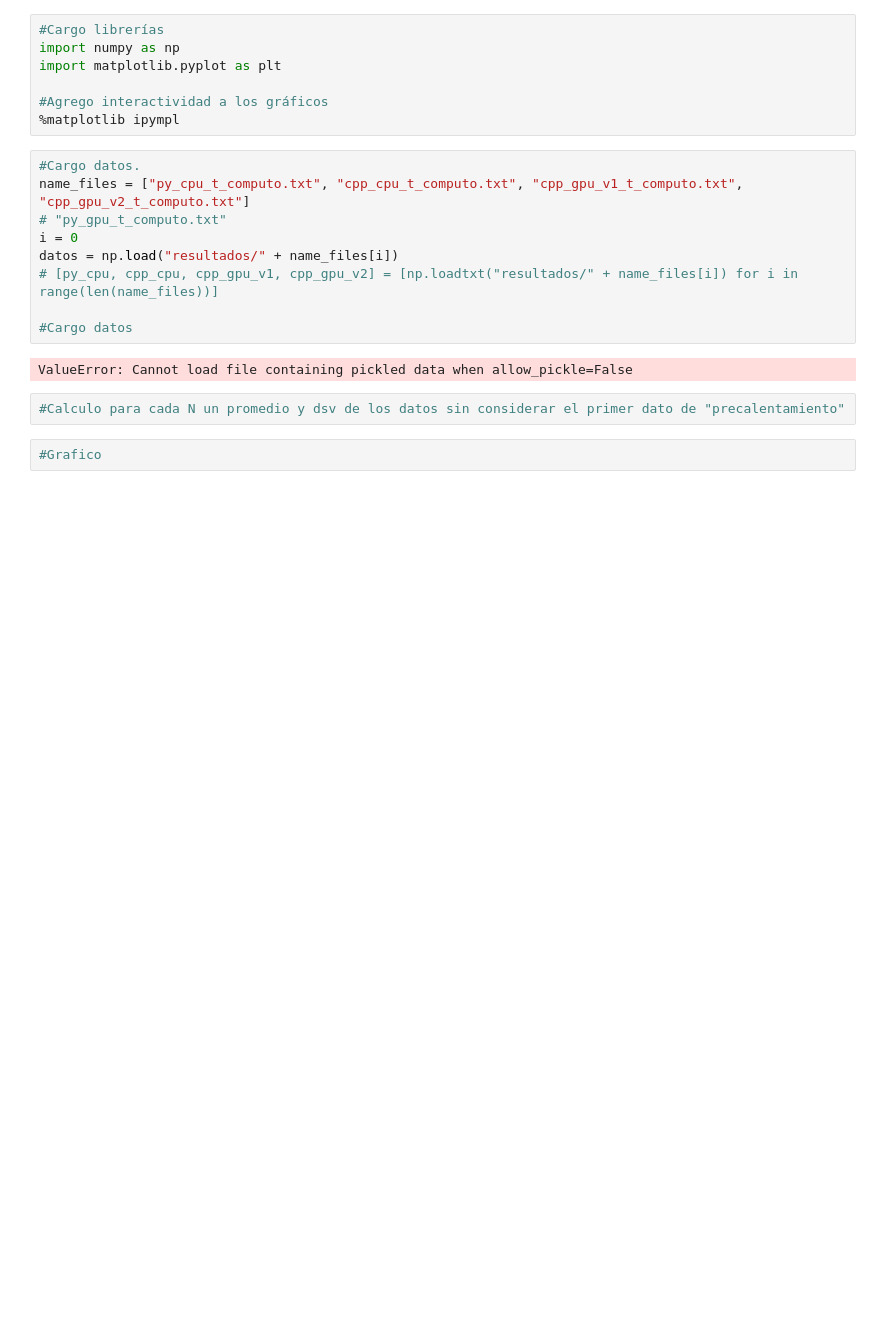
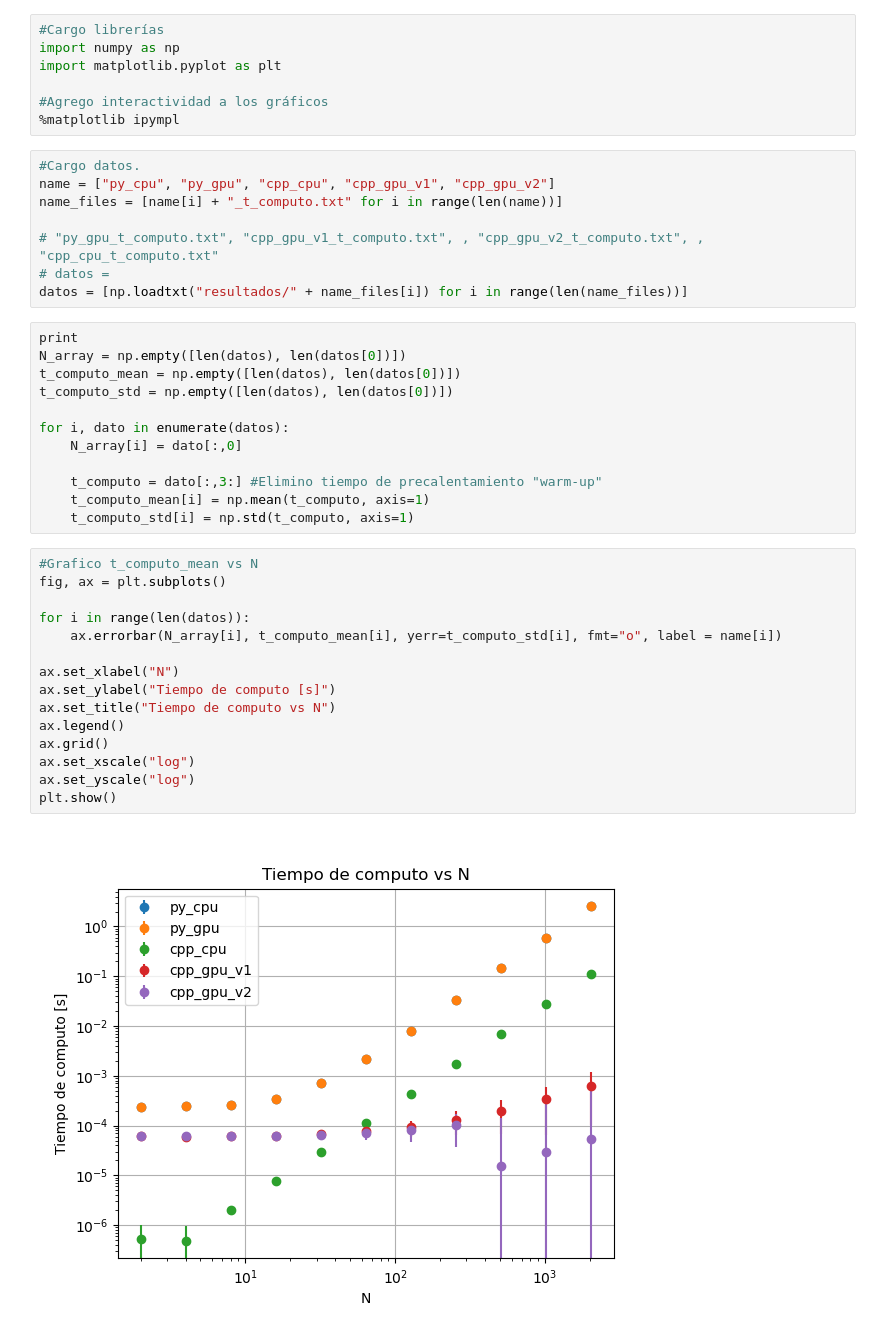
Before and after one commit to Lupama2/Maestria-Bunkin-equlibrio-en-avalancha, a Jupyter notebook: graficos_rendimiento.ipynb, the cells around one changed output. Drawn from its saved outputs; the diff is of its cells as text; blank space fills up the shorter version.

```diff
--- a/graficos_rendimiento.ipynb
+++ b/graficos_rendimiento.ipynb
@@ -10,16 +10,38 @@ import matplotlib.pyplot as plt
 %matplotlib ipympl
 # %%
 #Cargo datos.
-name_files = ["py_cpu_t_computo.txt", "cpp_cpu_t_computo.txt", "cpp_gpu_v1_t_computo.txt", "cpp_gpu_v2_t_computo.txt"]
-# "py_gpu_t_computo.txt"
-i = 0
-datos = np.load("resultados/" + name_files[i])
-# [py_cpu, cpp_cpu, cpp_gpu_v1, cpp_gpu_v2] = [np.loadtxt("resultados/" + name_files[i]) for i in range(len(name_files))]
+name = ["py_cpu", "py_gpu", "cpp_cpu", "cpp_gpu_v1", "cpp_gpu_v2"]
+name_files = [name[i] + "_t_computo.txt" for i in range(len(name))]
 
-#Cargo datos
+# "py_gpu_t_computo.txt", "cpp_gpu_v1_t_computo.txt", , "cpp_gpu_v2_t_computo.txt", , "cpp_cpu_t_computo.txt"
+# datos =
+datos = [np.loadtxt("resultados/" + name_files[i]) for i in range(len(name_files))]
-# %% [output]
-ValueError: Cannot load file containing pickled data when allow_pickle=False
-# %%
-#Calculo para cada N un promedio y dsv de los datos sin considerar el primer dato de "precalentamiento"
-# %%
-#Grafico
+# %%
+print
+N_array = np.empty([len(datos), len(datos[0])])
+t_computo_mean = np.empty([len(datos), len(datos[0])])
+t_computo_std = np.empty([len(datos), len(datos[0])])
+
+for i, dato in enumerate(datos):
+    N_array[i] = dato[:,0]
+
+    t_computo = dato[:,3:] #Elimino tiempo de precalentamiento "warm-up"
+    t_computo_mean[i] = np.mean(t_computo, axis=1)
+    t_computo_std[i] = np.std(t_computo, axis=1)
+# %%
+#Grafico t_computo_mean vs N
+fig, ax = plt.subplots()
+
+for i in range(len(datos)):
+    ax.errorbar(N_array[i], t_computo_mean[i], yerr=t_computo_std[i], fmt="o", label = name[i])
+
+ax.set_xlabel("N")
+ax.set_ylabel("Tiempo de computo [s]")
+ax.set_title("Tiempo de computo vs N")
+ax.legend()
+ax.grid()
+ax.set_xscale("log")
+ax.set_yscale("log")
+plt.show()
+# %% [output]
+[figure, added]
```
Also changed, not shown: parts of 3 cells of this notebook, 31 other files.
